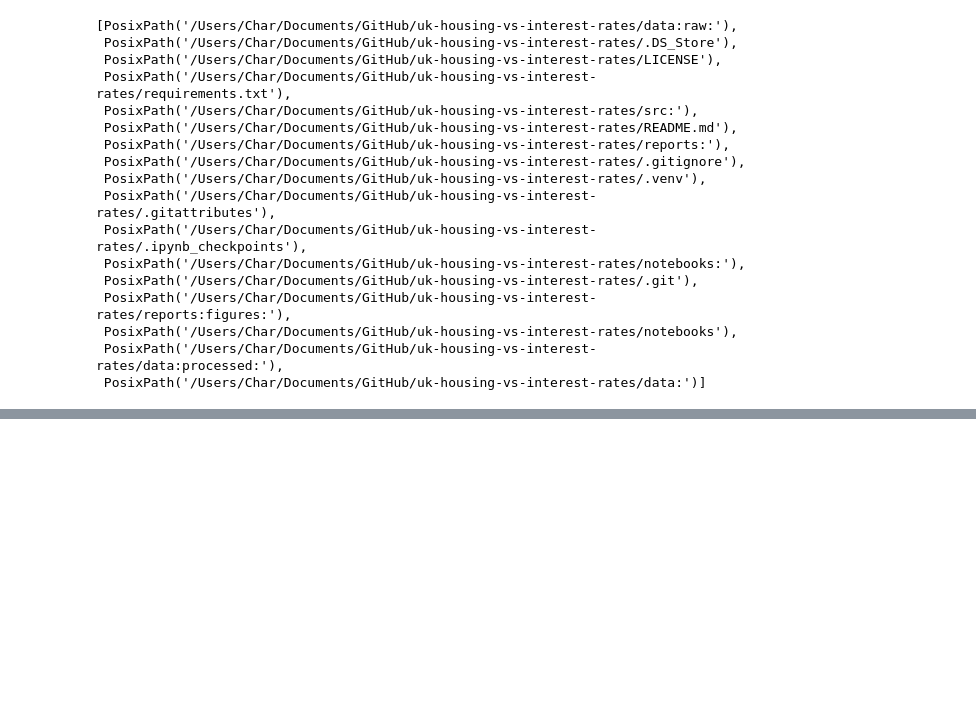
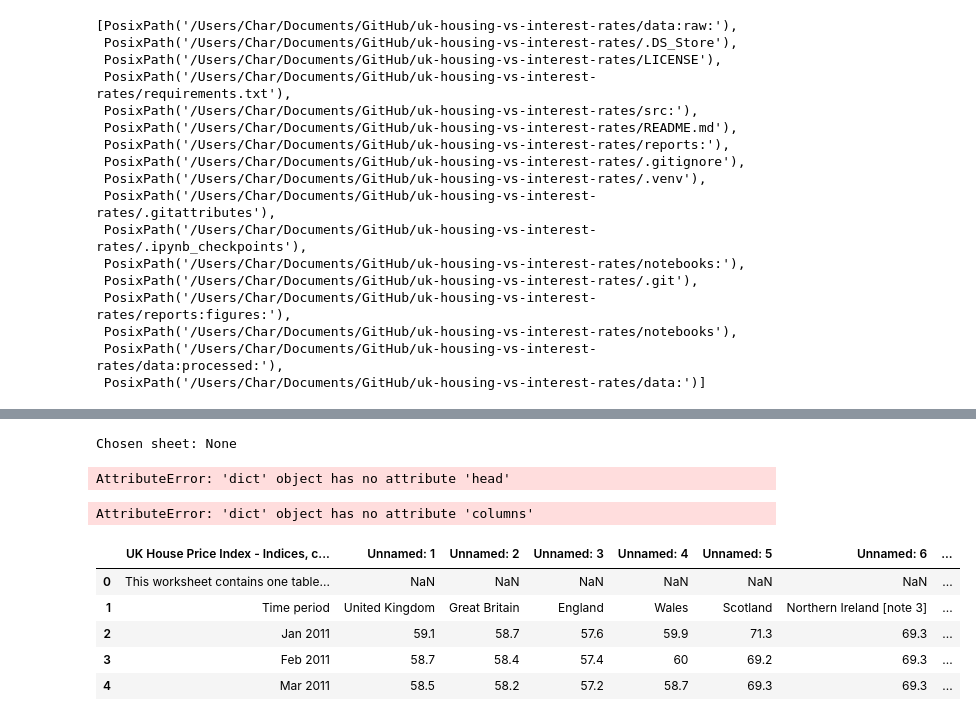
Before and after one commit to rabbittibbar10/uk-housing-vs-interest-rates, a Jupyter notebook: notebooks/01_data_download_and_clean.ipynb, the cells around one changed output, grey strips where cells are left out. Drawn from its saved outputs; the diff is of its cells as text; code cells hidden in the pictures; blank space fills up the shorter version.

```diff
--- a/notebooks/01_data_download_and_clean.ipynb
+++ b/notebooks/01_data_download_and_clean.ipynb
@@ -63,0 +118,28 @@ list(project_root.iterdir())
+# %%
+# Try a likely sheet name; if it errors, we'll pick from xl.sheet_names
+sheet = None
+for s in xl.sheet_names:
+    if "monthly" in s.lower() and "price" in s.lower():
+        sheet = s
+        break
+
+print("Chosen sheet:", sheet)
+ukhpi = pd.read_excel(ukhpi_path, sheet_name=sheet)
+ukhpi.head()
+# %% [output]
+Chosen sheet: None
+AttributeError: 'dict' object has no attribute 'head'
+# %%
+ukhpi.columns.tolist()
+# %% [output]
+AttributeError: 'dict' object has no attribute 'columns'
+# %%
+ukhpi = pd.read_excel(ukhpi_path, sheet_name="1")
+ukhpi.head()
+# %% [output]
+|  | UK House Price Index - Indices, c... | Unnamed: 1 | Unnamed: 2 | Unnamed: 3 | Unnamed: 4 | Unnamed: 5 | Unnamed: 6 | ... |
+| 0 | This worksheet contains one table... | NaN | NaN | NaN | NaN | NaN | NaN | ... |
+| 1 | Time period | United Kingdom | Great Britain | England | Wales | Scotland | Northern Ireland [note 3] | ... |
+| 2 | Jan 2011 | 59.1 | 58.7 | 57.6 | 59.9 | 71.3 | 69.3 | ... |
+| 3 | Feb 2011 | 58.7 | 58.4 | 57.4 | 60 | 69.2 | 69.3 | ... |
+| 4 | Mar 2011 | 58.5 | 58.2 | 57.2 | 58.7 | 69.3 | 69.3 | ... |
```
Also changed, not shown: parts of 32 cells of this notebook, 4 other files.
